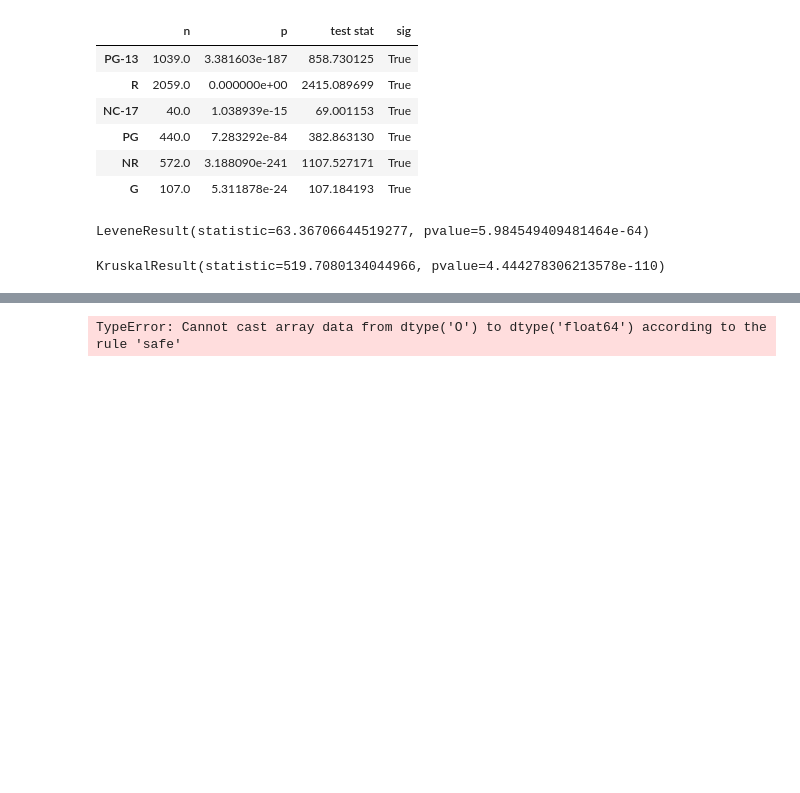
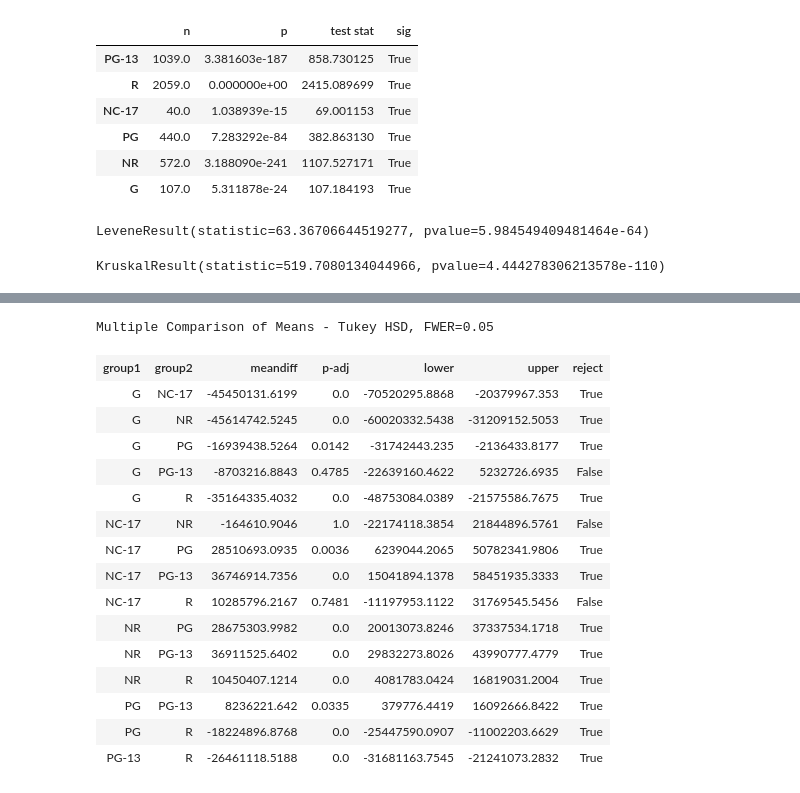
Before and after one commit to Jonathan-Hughes1524/Movie-Data, a Jupyter notebook: Movies Hypothesis Testing.ipynb, the cells around one changed output, grey strips where cells are left out. Drawn from its saved outputs; the diff is of its cells as text; code cells hidden in the pictures; blank space fills up the shorter version.

```diff
--- a/Movies Hypothesis Testing.ipynb
+++ b/Movies Hypothesis Testing.ipynb
@@ -492,5 +361,5 @@ KruskalResult(statistic=519.7080134044966, pvalue=4.444278306213578e-110)
 # %%
 from statsmodels.stats.multicomp import pairwise_tukeyhsd
 ## save the values as charges and the labels to the region
-values = df['certification']
-labels = df['revenue']
+values = df['revenue']
+labels = df['certification']
@@ -525,7 +424,23 @@ labels_cln
 # %%
 ## perform tukey's multiple comparison test and display the summary
-tukeys_results = pairwise_tukeyhsd(values,labels)
+tukeys_results = pairwise_tukeyhsd(values_cln,labels_cln)
 tukeys_results.summary()
 # %% [output]
-TypeError: Cannot cast array data from dtype('O') to dtype('float64') according to the rule 'safe'
+Multiple Comparison of Means - Tukey HSD, FWER=0.05
+| group1 | group2 | meandiff | p-adj | lower | upper | reject |
+| G | NC-17 | -45450131.6199 | 0.0 | -70520295.8868 | -20379967.353 | True |
+| G | NR | -45614742.5245 | 0.0 | -60020332.5438 | -31209152.5053 | True |
+| G | PG | -16939438.5264 | 0.0142 | -31742443.235 | -2136433.8177 | True |
+| G | PG-13 | -8703216.8843 | 0.4785 | -22639160.4622 | 5232726.6935 | False |
+| G | R | -35164335.4032 | 0.0 | -48753084.0389 | -21575586.7675 | True |
+| NC-17 | NR | -164610.9046 | 1.0 | -22174118.3854 | 21844896.5761 | False |
+| NC-17 | PG | 28510693.0935 | 0.0036 | 6239044.2065 | 50782341.9806 | True |
+| NC-17 | PG-13 | 36746914.7356 | 0.0 | 15041894.1378 | 58451935.3333 | True |
+| NC-17 | R | 10285796.2167 | 0.7481 | -11197953.1122 | 31769545.5456 | False |
+| NR | PG | 28675303.9982 | 0.0 | 20013073.8246 | 37337534.1718 | True |
+| NR | PG-13 | 36911525.6402 | 0.0 | 29832273.8026 | 43990777.4779 | True |
+| NR | R | 10450407.1214 | 0.0 | 4081783.0424 | 16819031.2004 | True |
+| PG | PG-13 | 8236221.642 | 0.0335 | 379776.4419 | 16092666.8422 | True |
+| PG | R | -18224896.8768 | 0.0 | -25447590.0907 | -11002203.6629 | True |
+| PG-13 | R | -26461118.5188 | 0.0 | -31681163.7545 | -21241073.2832 | True |
 # %% [markdown]
```
Also changed, not shown: parts of 59 cells of this notebook.
